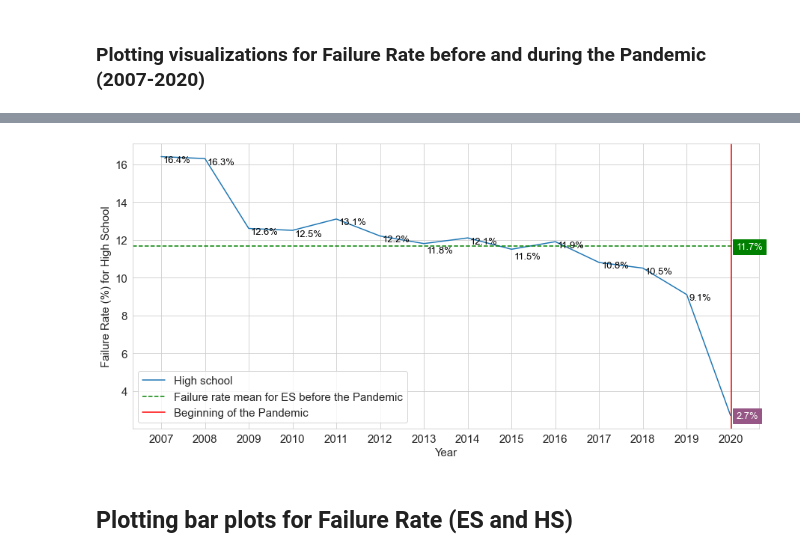
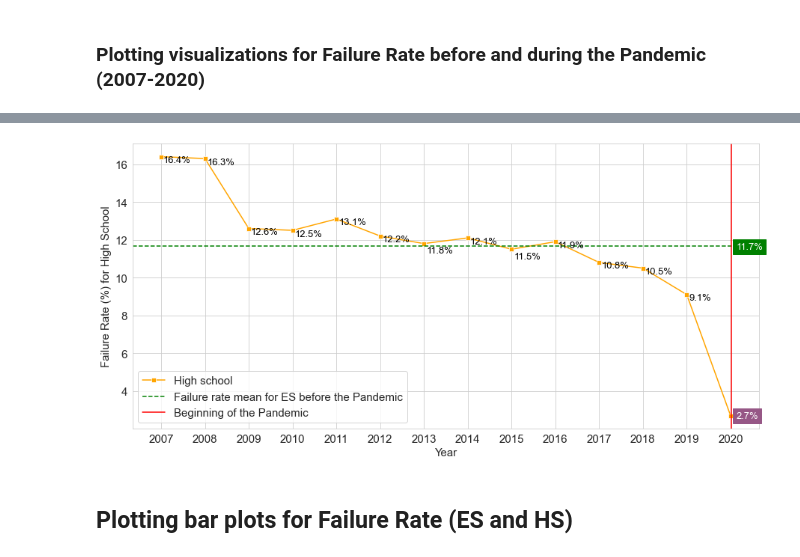
Before and after one commit to aianshay/covid-impacts-on-education, a Jupyter notebook: viz_rq1_rq2.ipynb, the cells around one changed output, grey strips where cells are left out. Saved outputs shown, nothing was run; the diff lists cells and outputs as text; code cells hidden in the pictures.

```diff
--- a/viz_rq1_rq2.ipynb
+++ b/viz_rq1_rq2.ipynb
@@ -860,7 +861,7 @@ sns.set_style("whitegrid")
 plt.figure(figsize=(15,7))
 
 # plt.title("Elementary School Approval Rate before and during the COVID-19 Pandemic")
-ax = sns.lineplot(data=fail_data, x='Ano', y='RTotal - EM', label="High school")
+ax = sns.lineplot(data=fail_data, x='Ano', y='RTotal - EM', label="High school", marker='s', color="orange")
 
 ax.set(xticks=fail_data.Ano.values)
 
@@ -893,34 +894,34 @@ plt.text(2013+x_shift, y_2013_EM-y_2013_shift, '{:.1f}%'.format(y_2013_EM), colo
 y_2012_EM = fail_data[fail_data['Ano']==2012]['RTotal - EM'].iloc[0]
 plt.text(2012+x_shift, y_2012_EM-y_shift, '{:.1f}%'.format(y_2012_EM), color='black')
 
 y_2011_EM = fail_data[fail_data['Ano']==2011]['RTotal - EM'].iloc[0]
 plt.text(2011+x_shift, y_2011_EM-y_shift, '{:.1f}%'.format(y_2011_EM), color='black')
 
 y_2010_EM = fail_data[fail_data['Ano']==2010]['RTotal - EM'].iloc[0]
 plt.text(2010+x_shift, y_2010_EM-y_shift, '{:.1f}%'.format(y_2010_EM), color='black')
 
 y_2009_EM = fail_data[fail_data['Ano']==2009]['RTotal - EM'].iloc[0]
 plt.text(2009+x_shift, y_2009_EM-y_shift, '{:.1f}%'.format(y_2009_EM), color='black')
 
 y_2008_EM = fail_data[fail_data['Ano']==2008]['RTotal - EM'].iloc[0]
 plt.text(2008+x_shift, y_2008_EM-y_shift, '{:.1f}%'.format(y_2008_EM), color='black')
 
 y_2007_EM = fail_data[fail_data['Ano']==2007]['RTotal - EM'].iloc[0]
 plt.text(2007+x_shift, y_2007_EM-y_shift, '{:.1f}%'.format(y_2007_EM), color='black')
 
 plt.axhline(y=mean_FR_HS, label="Failure rate mean for ES before the Pandemic", color='green', linestyle='--')
 plt.text(2020+x_2020_shift, mean_FR_HS-y_2020_shift, '{:.1f}%'.format(mean_FR_HS), color='white').set_backgroundcolor('green')
 
 plt.xlabel("Year")
 plt.ylabel("Failure Rate (%) for High School")
 plt.axvline(x=2020.025, label="Beginning of the Pandemic", color="red", linestyle='-')
 
 plt.rcParams.update({'font.size': 15})
 
 plt.legend()
 plt.show()
 # %% [output]
-[figure, old version]
+[figure, new version]
 # %% [markdown]
 ## Plotting bar plots for Failure Rate (ES and HS)
 # %%
```
Also changed, not shown: parts of 7 cells of this notebook.
